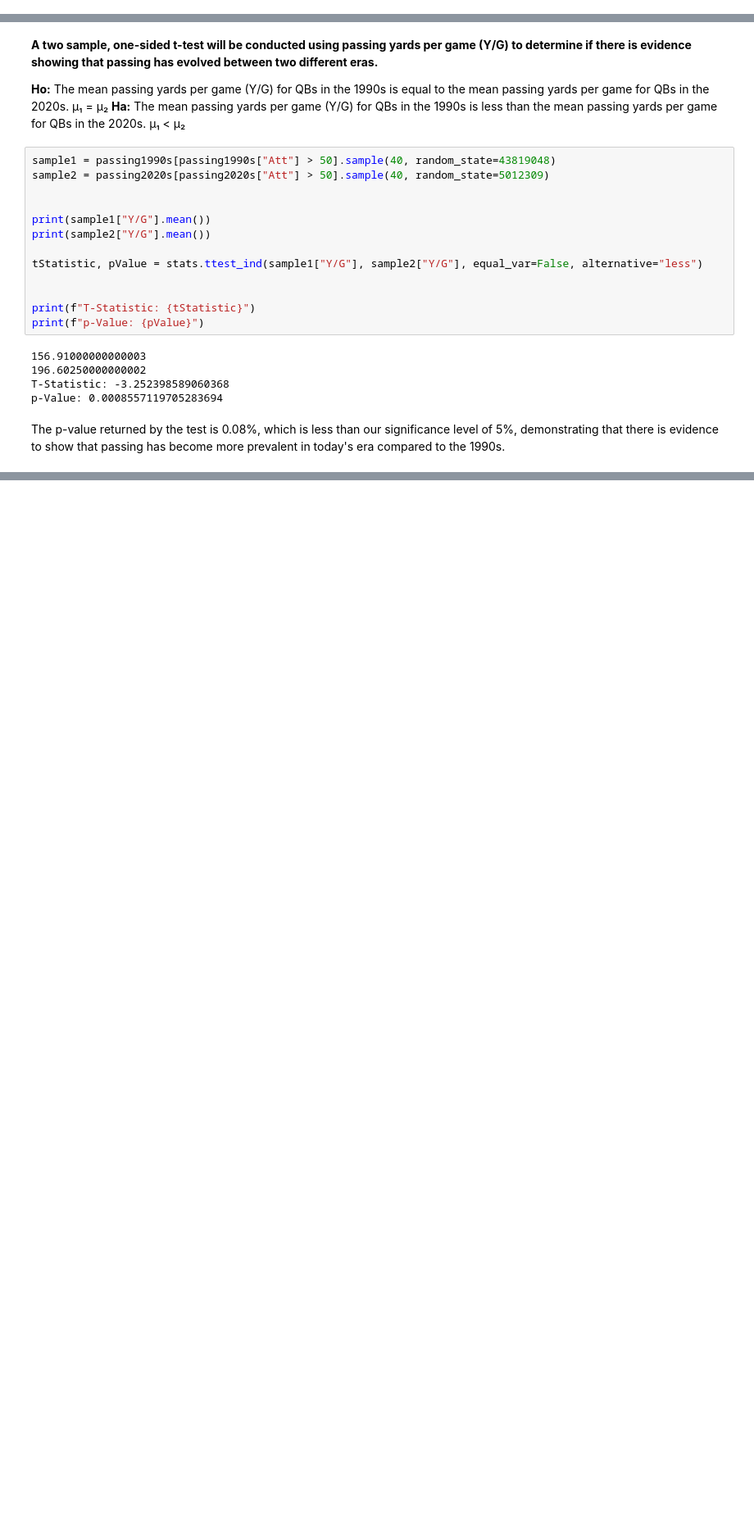
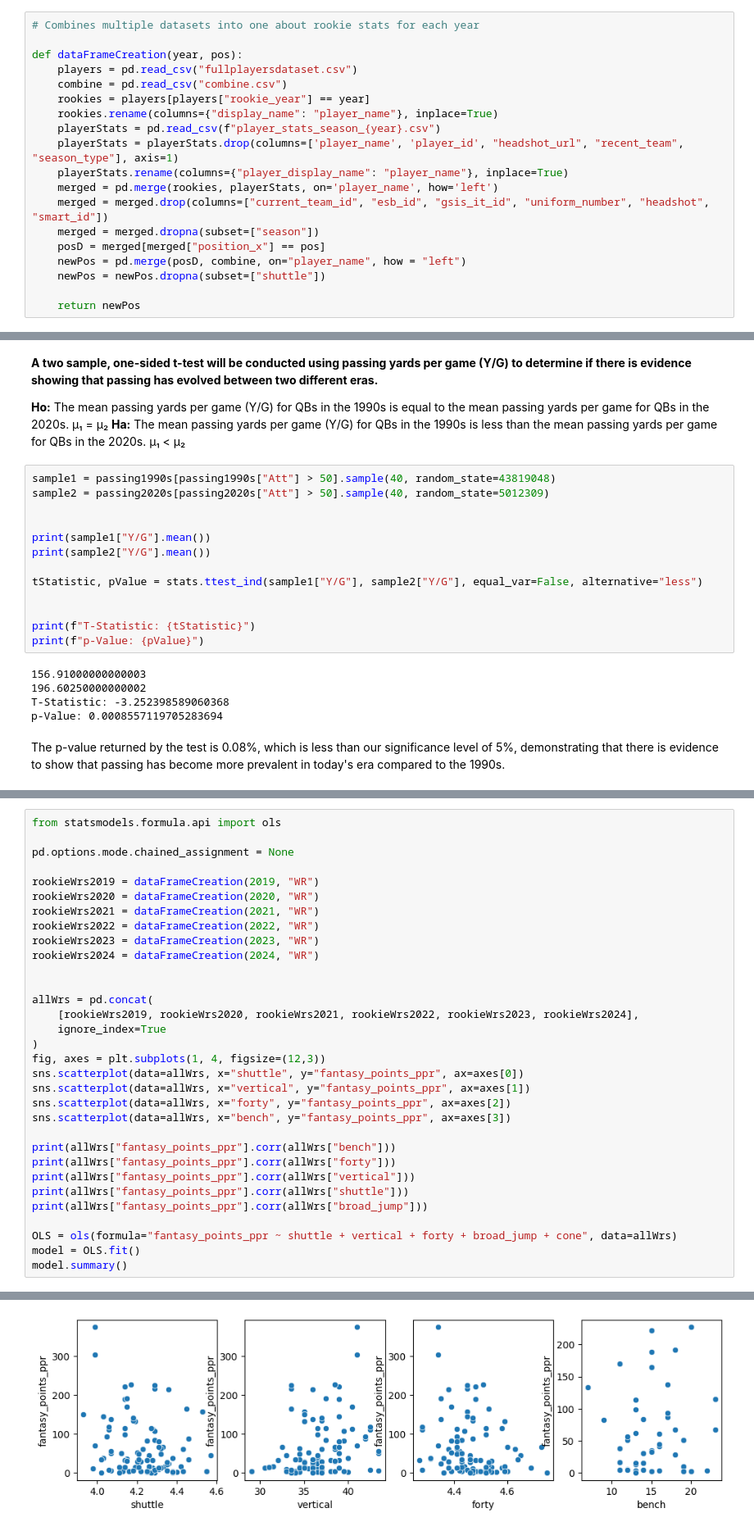
Before and after one commit to aayn-a/Exploratory-Analysis-of-Data-from-NFL-Games, a Jupyter notebook: analysis.ipynb, the cells around one changed output, grey strips where cells are left out. Shown at 82% size. Cells and saved outputs as stored; diff of their text form; blank space fills up the shorter version.

```diff
--- a/analysis.ipynb
+++ b/analysis.ipynb
@@ -52,6 +52,25 @@ Data columns (total 19 columns):
  18  Winner     891 non-null    object
 dtypes: float64(15), int64(1), object(3)
 memory usage: 133.0+ KB
+# %%
+# Combines multiple datasets into one about rookie stats for each year
+
+def dataFrameCreation(year, pos):
+    players = pd.read_csv("fullplayersdataset.csv")
+    combine = pd.read_csv("combine.csv")
+    rookies = players[players["rookie_year"] == year]
+    rookies.rename(columns={"display_name": "player_name"}, inplace=True)
+    playerStats = pd.read_csv(f"player_stats_season_{year}.csv")
+    playerStats = playerStats.drop(columns=['player_name', 'player_id', "headshot_url", "recent_team", "season_type"], axis=1)
+    playerStats.rename(columns={"player_display_name": "player_name"}, inplace=True)
+    merged = pd.merge(rookies, playerStats, on='player_name', how='left')
+    merged = merged.drop(columns=["current_team_id", "esb_id", "gsis_it_id", "uniform_number", "headshot", "smart_id"])
+    merged = merged.dropna(subset=["season"])
+    posD = merged[merged["position_x"] == pos]
+    newPos = pd.merge(posD, combine, on="player_name", how = "left")
+    newPos = newPos.dropna(subset=["shuttle"])
+
+    return newPos
 # %% [markdown]
 ## Correlation Between Variables
 # %%
@@ -315,0 +320,33 @@ TypeError: agg function failed [how->mean,dtype->object]
+# %%
+from statsmodels.formula.api import ols
+
+pd.options.mode.chained_assignment = None
+
+rookieWrs2019 = dataFrameCreation(2019, "WR")
+rookieWrs2020 = dataFrameCreation(2020, "WR")
+rookieWrs2021 = dataFrameCreation(2021, "WR")
+rookieWrs2022 = dataFrameCreation(2022, "WR")
+rookieWrs2023 = dataFrameCreation(2023, "WR")
+rookieWrs2024 = dataFrameCreation(2024, "WR")
+
+
+allWrs = pd.concat(
+    [rookieWrs2019, rookieWrs2020, rookieWrs2021, rookieWrs2022, rookieWrs2023, rookieWrs2024],
+    ignore_index=True
+)
+fig, axes = plt.subplots(1, 4, figsize=(12,3))
+sns.scatterplot(data=allWrs, x="shuttle", y="fantasy_points_ppr", ax=axes[0])
+sns.scatterplot(data=allWrs, x="vertical", y="fantasy_points_ppr", ax=axes[1])
+sns.scatterplot(data=allWrs, x="forty", y="fantasy_points_ppr", ax=axes[2])
+sns.scatterplot(data=allWrs, x="bench", y="fantasy_points_ppr", ax=axes[3])
+
+print(allWrs["fantasy_points_ppr"].corr(allWrs["bench"]))
+print(allWrs["fantasy_points_ppr"].corr(allWrs["forty"]))
+print(allWrs["fantasy_points_ppr"].corr(allWrs["vertical"]))
+print(allWrs["fantasy_points_ppr"].corr(allWrs["shuttle"]))
+print(allWrs["fantasy_points_ppr"].corr(allWrs["broad_jump"]))
+
+OLS = ols(formula="fantasy_points_ppr ~ shuttle + vertical + forty + broad_jump + cone", data=allWrs)
+model = OLS.fit()
+model.summary()
+# %% [output]
@@ -315,0 +383 @@ TypeError: agg function failed [how->mean,dtype->object]
+[figure, added]
```
Also changed, not shown: parts of 4 cells of this notebook, 7 other files.
